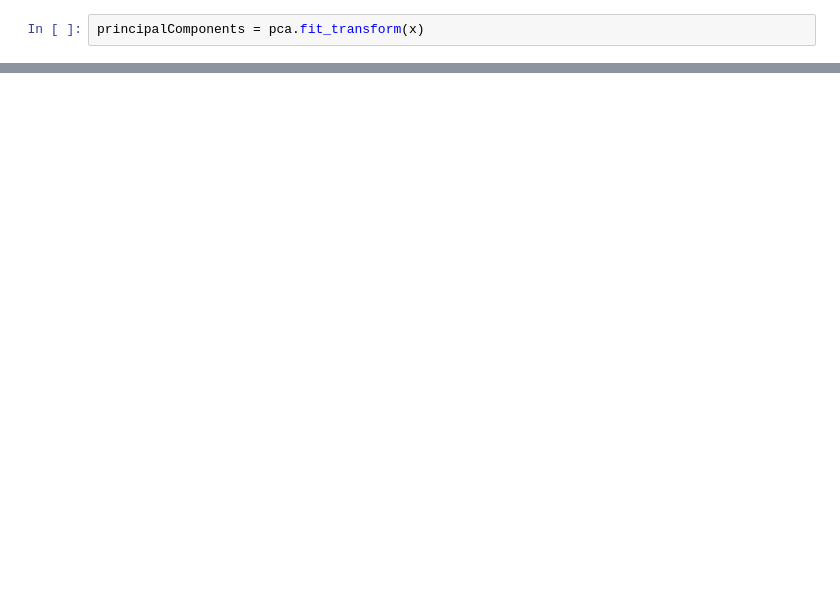
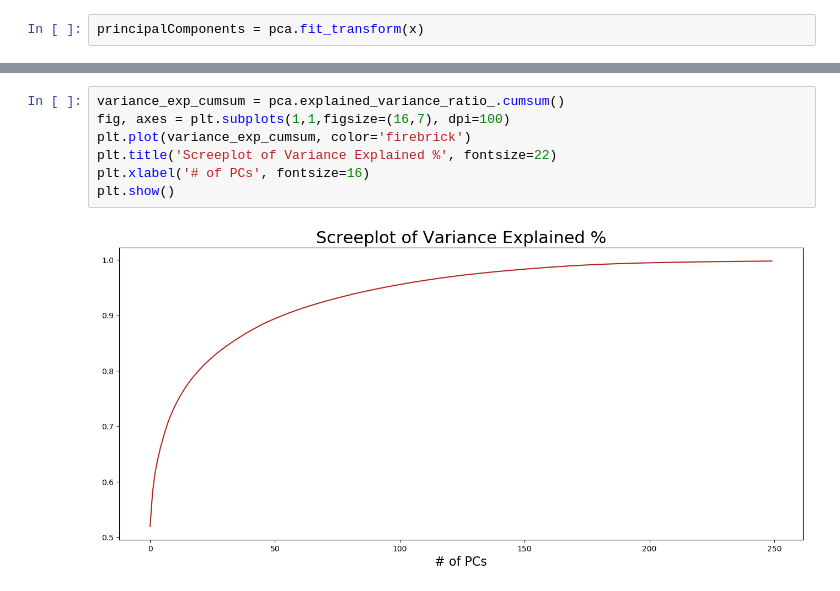
Before and after one commit to idaf-ai/sensor-embeddings, a Jupyter notebook: PCA_Sensor_embedding.ipynb, the cells around one changed output, grey strips where cells are left out. Cells and saved outputs as stored; diff of their text form; blank space fills up the shorter version.

```diff
--- a/PCA_Sensor_embedding.ipynb
+++ b/PCA_Sensor_embedding.ipynb
@@ -241,0 +209,9 @@ ax.grid()
+# %%
+variance_exp_cumsum = pca.explained_variance_ratio_.cumsum()
+fig, axes = plt.subplots(1,1,figsize=(16,7), dpi=100)
+plt.plot(variance_exp_cumsum, color='firebrick')
+plt.title('Screeplot of Variance Explained %', fontsize=22)
+plt.xlabel('# of PCs', fontsize=16)
+plt.show()
+# %% [output]
+[figure, added]
```
Also changed, not shown: parts of 10 cells of this notebook.
